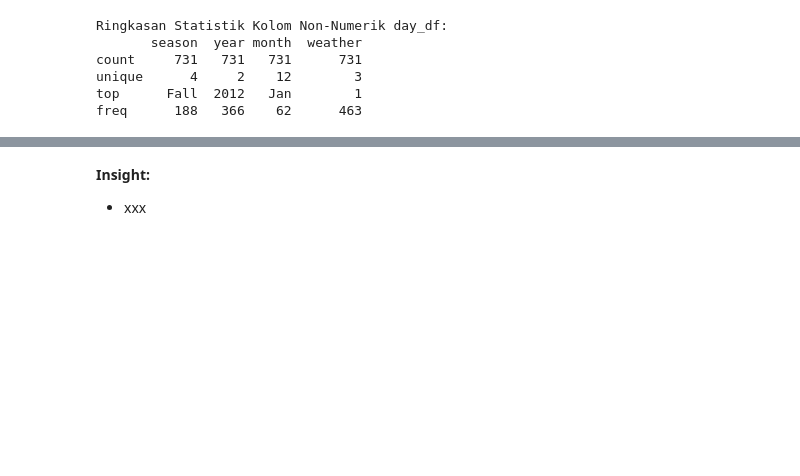
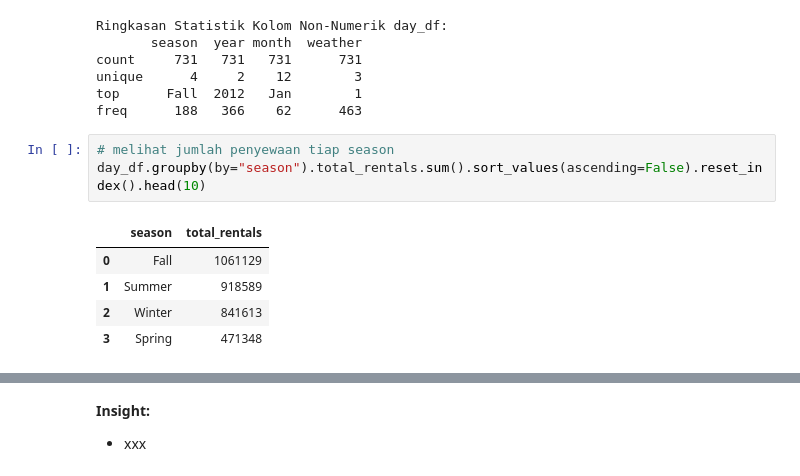
Before and after one commit to Mutasar/sewa-sepeda, a Jupyter notebook: Proyek_Analisis_Data.ipynb, the cells around one changed output, grey strips where cells are left out. Drawn from its saved outputs; the diff is of its cells as text; blank space fills up the shorter version.

```diff
--- a/Proyek_Analisis_Data.ipynb
+++ b/Proyek_Analisis_Data.ipynb
@@ -560,3 +560,12 @@ count     731   731   731      731
 unique      4     2    12        3
 top      Fall  2012   Jan        1
 freq      188   366    62      463
+# %%
+# melihat jumlah penyewaan tiap season
+day_df.groupby(by="season").total_rentals.sum().sort_values(ascending=False).reset_index().head(10)
+# %% [output]
+|  | season | total_rentals |
+| 0 | Fall | 1061129 |
+| 1 | Summer | 918589 |
+| 2 | Winter | 841613 |
+| 3 | Spring | 471348 |
```
Also changed, not shown: parts of 10 cells of this notebook.
